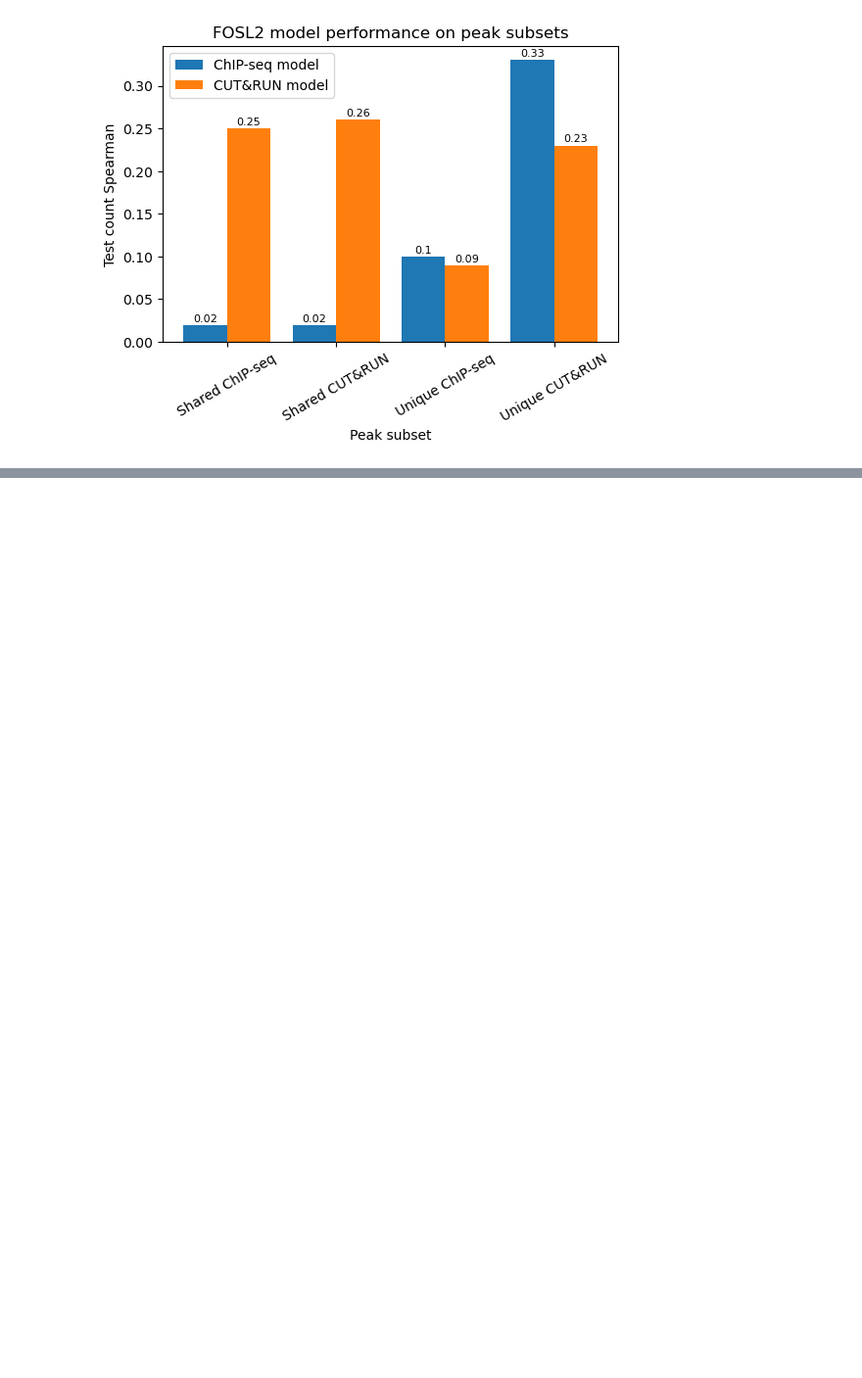
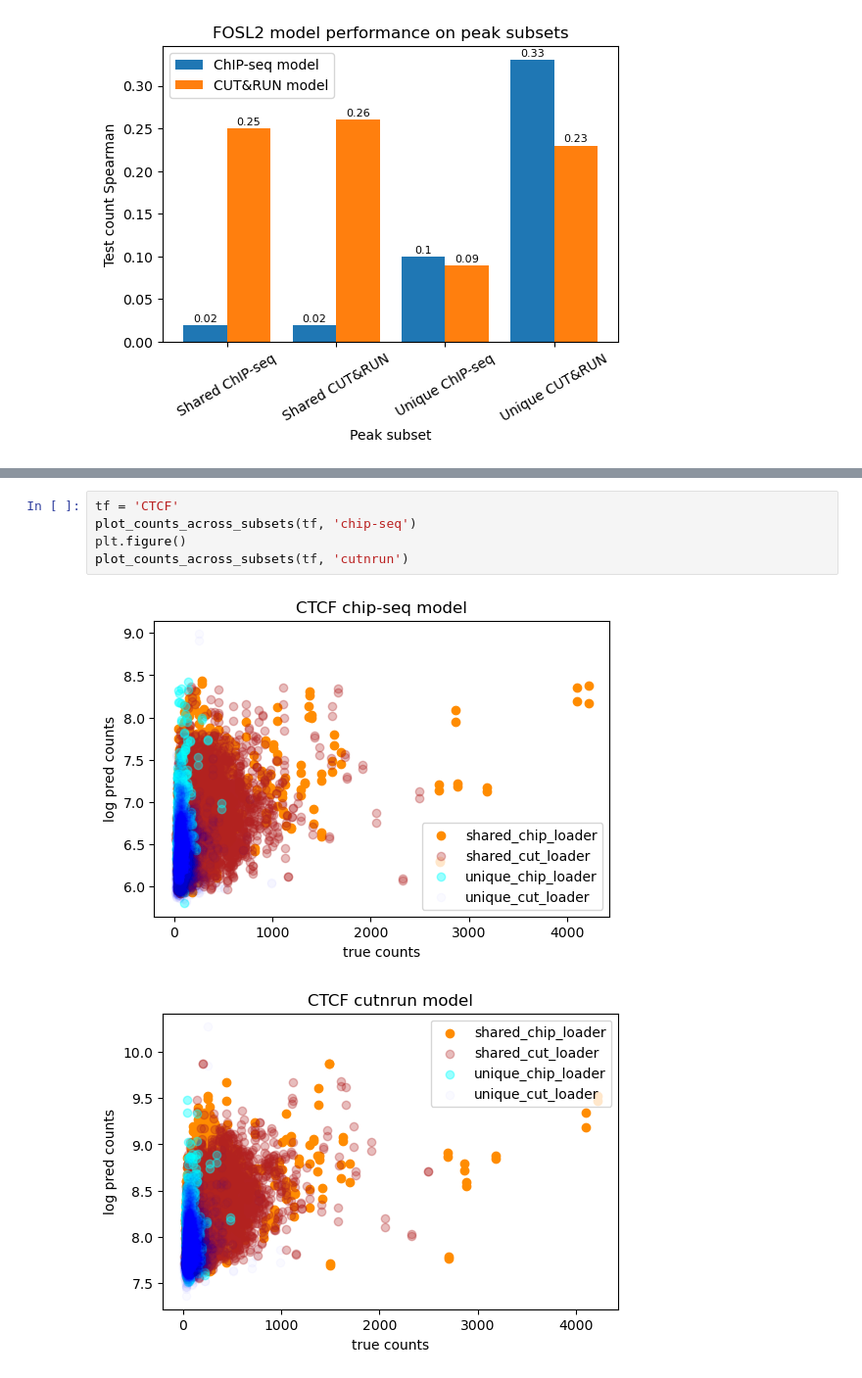
Before and after one commit to katie-sp/bpnet-internship, a Jupyter notebook: reports/katie_notebooks/summer2022_analysis/metrics_across_subsets.ipynb, the cells around one changed output, grey strips where cells are left out. Shown at 98% size. Drawn from its saved outputs; the diff is of its cells as text; blank space fills up the shorter version.

```diff
--- a/reports/katie_notebooks/summer2022_analysis/metrics_across_subsets.ipynb
+++ b/reports/katie_notebooks/summer2022_analysis/metrics_across_subsets.ipynb
@@ -348 +367,9 @@ def plot_counts_across_subsets(tf, assay):
+# %%
+tf = 'CTCF'
+plot_counts_across_subsets(tf, 'chip-seq')
+plt.figure()
+plot_counts_across_subsets(tf, 'cutnrun')
+# %% [output]
+[figure, added]
+[figure, added]
 # %%
```
Also changed, not shown: parts of 10 cells of this notebook, 3 other files.
